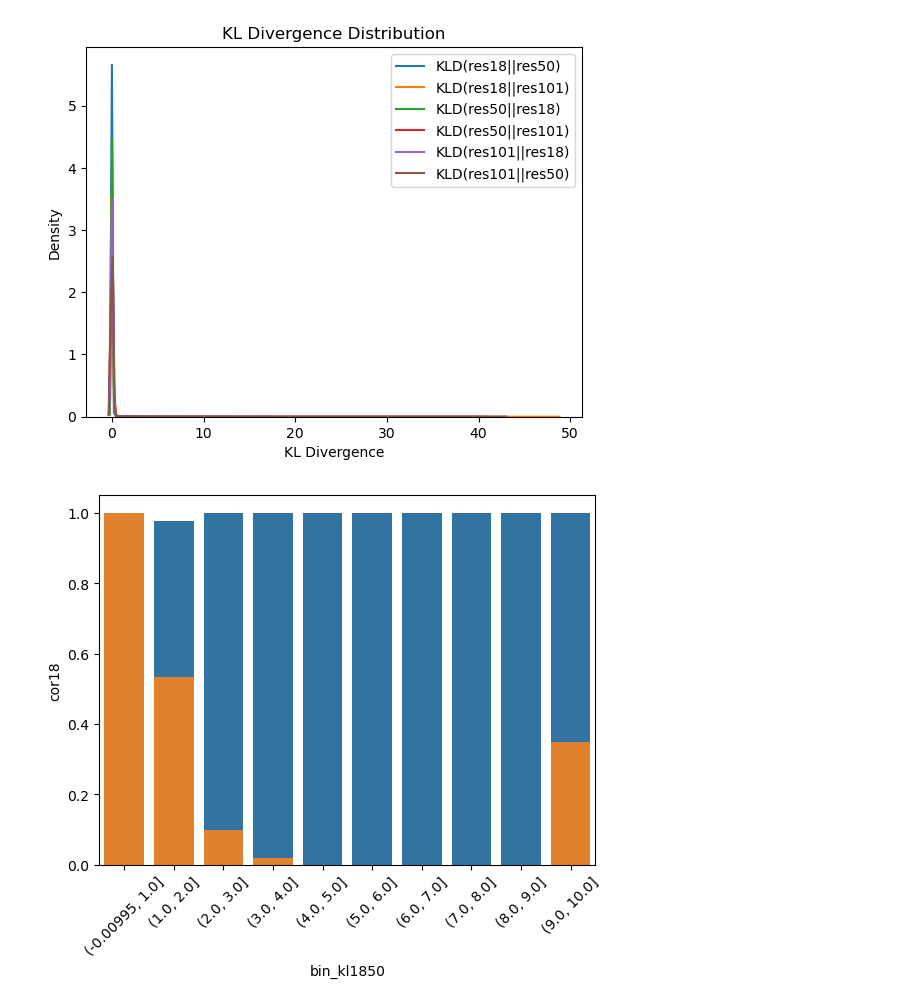
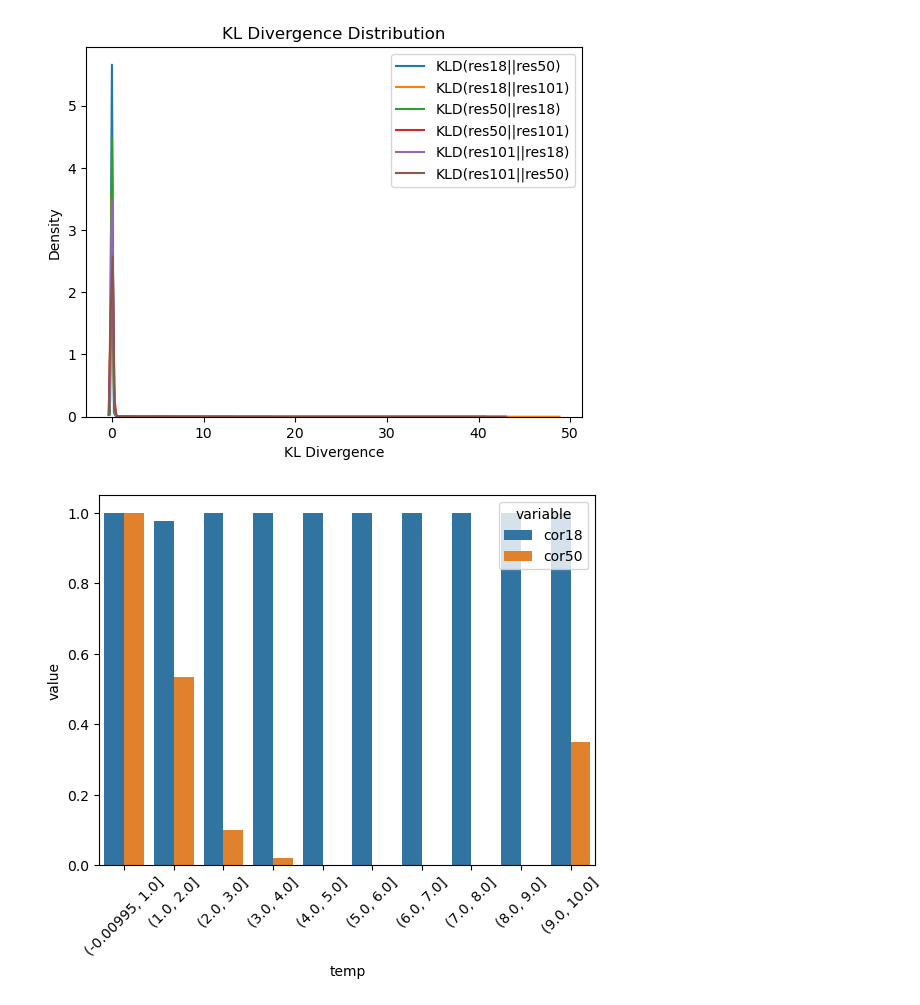
Before and after one commit to TimothyZG/wliura2024, a Jupyter notebook: post-exp1-analysis/analysis.ipynb, the cells around one changed output. Cells and saved outputs as stored; diff of their text form; code cells hidden in the pictures.

Commit message:
added log kl analysis and multivariate barplot

```diff
--- a/post-exp1-analysis/analysis.ipynb
+++ b/post-exp1-analysis/analysis.ipynb
@@ -114,11 +114,14 @@ plt.legend()
 [figure]
 # %%
 binnum=10
-df['bin_kl1850'] = pd.cut(df['kl_18_50'].clip(0,10), bins=binnum)
-grouped_kl1850 = df.groupby('bin_kl1850')[['cor18','cor50']].mean().reset_index()
-sns.barplot(x='bin_kl1850', y='cor18', data=grouped_kl1850)
-sns.barplot(x='bin_kl1850', y='cor50', data=grouped_kl1850)
-plt.xticks(rotation=45)
-plt.show()
+def bin_kl_vis(df_in, binnum,kl_name,acc_col1,acc_col2):
+    df=df_in
+    df['temp'] = pd.cut(df[kl_name].clip(0,10), bins=binnum)
+    grouped = df.groupby('temp')[[acc_col1,acc_col2]].mean().reset_index()
+    melted_grouped = grouped.melt(id_vars="temp", var_name='variable', value_name='value')
+    sns.barplot(x="temp", y='value', hue='variable', data=melted_grouped)
+    plt.xticks(rotation=45)
+    plt.show()
+bin_kl_vis(df, binnum, "kl_18_50", "cor18", "cor50")
 # %% [output]
-[figure, old version]
+[figure, new version]
```
Also changed, not shown: 1 other file.
